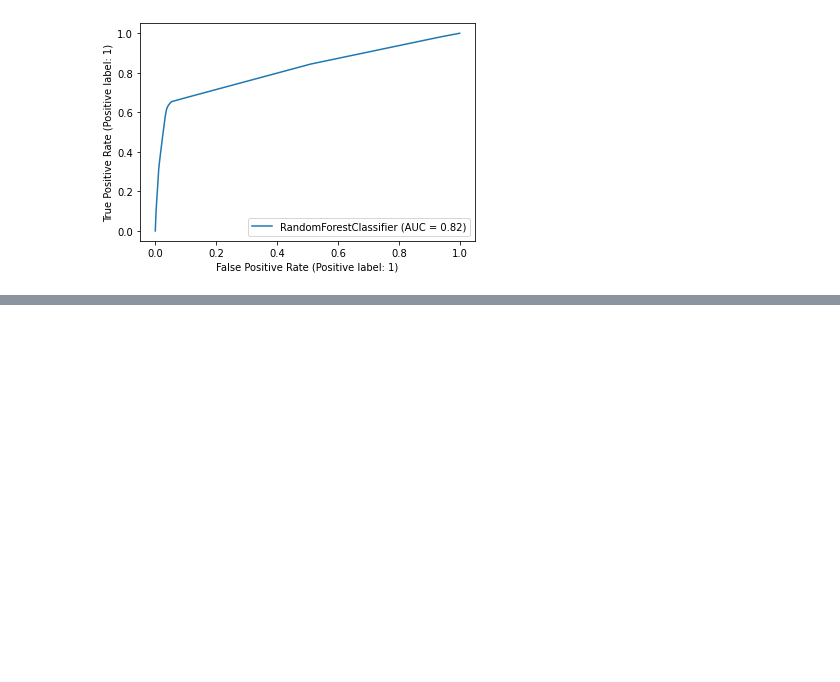
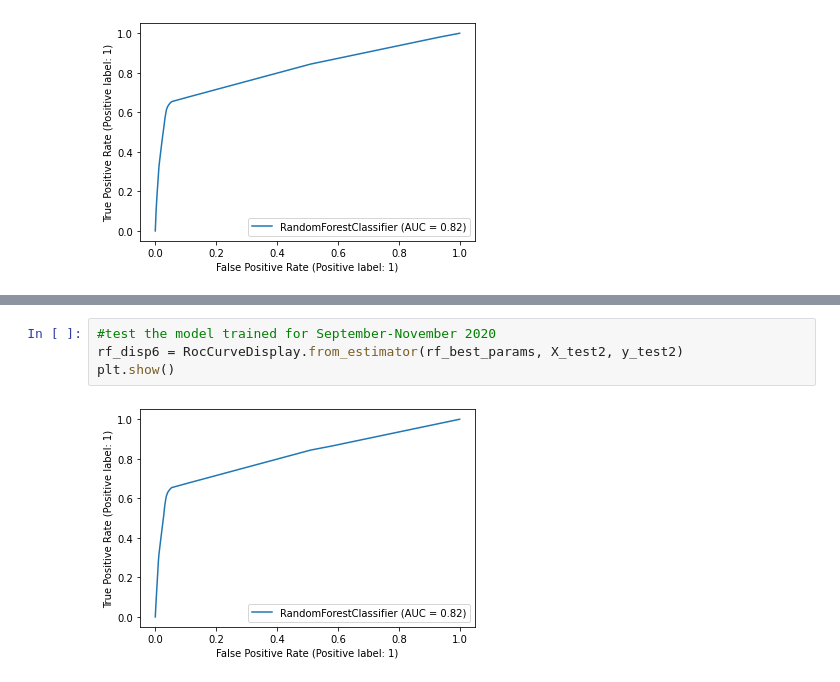
Before and after one commit to faaiz-25/covid_19_hackathon, a Jupyter notebook: random_forest_model_v1.ipynb, the cells around one changed output, grey strips where cells are left out. Drawn from its saved outputs; the diff is of its cells as text; blank space fills up the shorter version.

```diff
--- a/random_forest_model_v1.ipynb
+++ b/random_forest_model_v1.ipynb
@@ -171,0 +278,6 @@ pd.DataFrame(rf_model1.feature_importances_, index=X_train1.columns).sort_values
+# %%
+#test the model trained for September-November 2020
+rf_disp6 = RocCurveDisplay.from_estimator(rf_best_params, X_test2, y_test2)
+plt.show()
+# %% [output]
+[figure, added]
```
Also changed, not shown: parts of 26 cells of this notebook, 2 other files.
